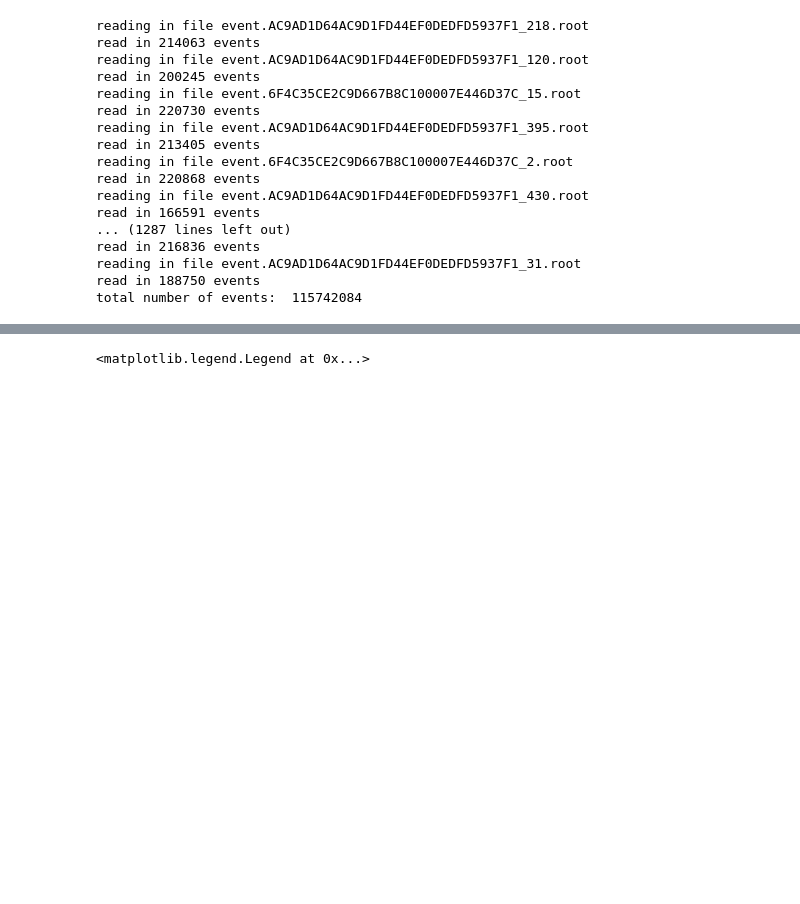
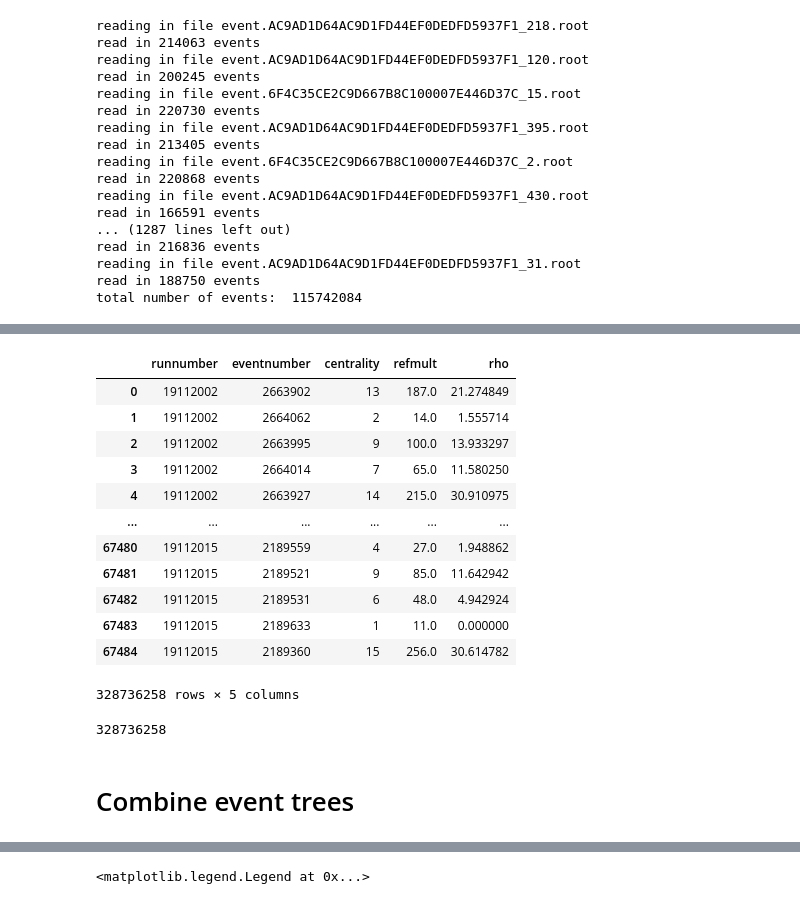
Before and after one commit to y-song/rc, a Jupyter notebook: isobar/event.ipynb, the cells around one changed output, grey strips where cells are left out. Cells and saved outputs as stored; diff of their text form; code cells hidden in the pictures; blank space fills up the shorter version.

Commit message:
Update isobar

```diff
--- a/isobar/event.ipynb
+++ b/isobar/event.ipynb
@@ -68,12 +75,14 @@ plt.rcParams['font.size'] = 15
 observables = ['runnumber','eventnumber','centrality','refmult','rho']
 # %%
 df_mb_array = []
-filepath = '/gpfs/gibbs/project/havener/ys668/other_output/rc/isobar/mb_evt_day118/'
+filepath = '/gpfs/gibbs/project/havener/ys668/rc/isobar/mb_evt_day118/'
 nevt = 0
 files = os.listdir(filepath)
 for filename in files:
     print('reading in file', filename)
     df_temp = getData(observables, filepath+filename, "event_tree")
+    if (isinstance(df_temp, pd.core.frame.DataFrame) == False):
+        continue
     df_mb_array.append(df_temp)
     print('read in', df_temp.shape[0], 'events')
     nevt += df_temp.shape[0]
@@ -99,0 +111,15 @@ total number of events:  115742084
+# %%
+df_mb_array = []
+filepath = '/gpfs/gibbs/project/havener/ys668/rc/isobar/mb_evt_day115_117/'
+nevt = 0
+files = os.listdir(filepath)
+for filename in files:
+    print('reading in file', filename)
+    df_temp = getData(observables, filepath+filename, "event_tree")
+    if (isinstance(df_temp, pd.core.frame.DataFrame) == False):
+        continue
+    df_mb_array.append(df_temp)
+    print('read in', df_temp.shape[0], 'events')
+    nevt += df_temp.shape[0]
+df_mb = pd.concat([df for df in df_mb_array])
+print('total number of events: ', df_mb.shape[0])
@@ -99,0 +181,22 @@ total number of events:  115742084
+# %%
+df_112_114
+# %% [output]
+|  | runnumber | eventnumber | centrality | refmult | rho |
+| 0 | 19112002 | 2663902 | 13 | 187.0 | 21.274849 |
+| 1 | 19112002 | 2664062 | 2 | 14.0 | 1.555714 |
+| 2 | 19112002 | 2663995 | 9 | 100.0 | 13.933297 |
+| 3 | 19112002 | 2664014 | 7 | 65.0 | 11.580250 |
+| 4 | 19112002 | 2663927 | 14 | 215.0 | 30.910975 |
+| ... | ... | ... | ... | ... | ... |
+| 67480 | 19112015 | 2189559 | 4 | 27.0 | 1.948862 |
+| 67481 | 19112015 | 2189521 | 9 | 85.0 | 11.642942 |
+| 67482 | 19112015 | 2189531 | 6 | 48.0 | 4.942924 |
+| 67483 | 19112015 | 2189633 | 1 | 11.0 | 0.000000 |
+| 67484 | 19112015 | 2189360 | 15 | 256.0 | 30.614782 |
+328736258 rows × 5 columns
+# %%
+df_112_114.drop_duplicates(subset=['runnumber','eventnumber']).shape[0]
+# %% [output]
+328736258
+# %% [markdown]
+# Combine event trees
```
Also changed, not shown: parts of 19 cells of this notebook, 11 other files.
